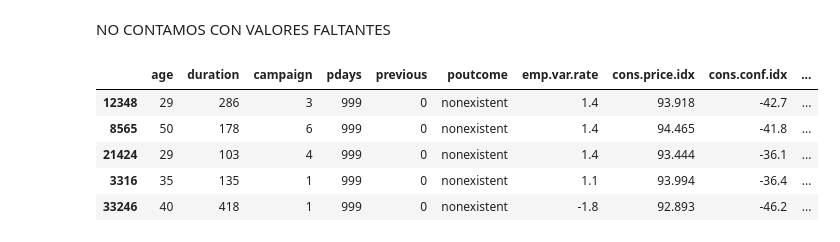
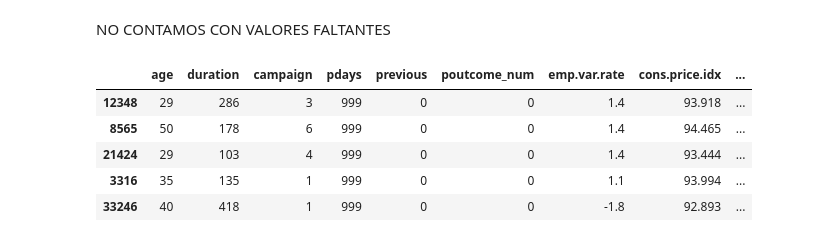
Before and after one commit to Valenfrc/machine-learning, a Jupyter notebook: src/explore.ipynb, the cells around one changed output. Cells and saved outputs as stored; diff of their text form; code cells hidden in the pictures.

```diff
--- a/src/explore.ipynb
+++ b/src/explore.ipynb
@@ -441,20 +441,20 @@ NO CONTAMOS CON VALORES FALTANTES
 # %%
 from sklearn.model_selection import train_test_split
 
-num_variables = ["age", "duration","campaign", "pdays", "previous", "poutcome",
+num_variables = ["age", "duration","campaign", "pdays", "previous", "poutcome_num",
                  "emp.var.rate", "cons.price.idx", "cons.conf.idx","euribor3m", "nr.employed"]
 
 # Dividimos el conjunto de datos en muestras de train y test
-X = df.drop("y", axis = 1)[num_variables]
-y = df["y"]
+X = df.drop("y_num", axis = 1)[num_variables]
+y = df["y_num"]
 
 X_train, X_test, y_train, y_test = train_test_split(X, y, test_size = 0.2, random_state = 42)
 
 X_train.head()
 # %% [output]
-|  | age | duration | campaign | pdays | previous | poutcome | emp.var.rate | cons.price.idx | cons.conf.idx | ... |
-| 12348 | 29 | 286 | 3 | 999 | 0 | nonexistent | 1.4 | 93.918 | -42.7 | ... |
-| 8565 | 50 | 178 | 6 | 999 | 0 | nonexistent | 1.4 | 94.465 | -41.8 | ... |
-| 21424 | 29 | 103 | 4 | 999 | 0 | nonexistent | 1.4 | 93.444 | -36.1 | ... |
-| 3316 | 35 | 135 | 1 | 999 | 0 | nonexistent | 1.1 | 93.994 | -36.4 | ... |
-| 33246 | 40 | 418 | 1 | 999 | 0 | nonexistent | -1.8 | 92.893 | -46.2 | ... |
+|  | age | duration | campaign | pdays | previous | poutcome_num | emp.var.rate | cons.price.idx | ... |
+| 12348 | 29 | 286 | 3 | 999 | 0 | 0 | 1.4 | 93.918 | ... |
+| 8565 | 50 | 178 | 6 | 999 | 0 | 0 | 1.4 | 94.465 | ... |
+| 21424 | 29 | 103 | 4 | 999 | 0 | 0 | 1.4 | 93.444 | ... |
+| 3316 | 35 | 135 | 1 | 999 | 0 | 0 | 1.1 | 93.994 | ... |
+| 33246 | 40 | 418 | 1 | 999 | 0 | 0 | -1.8 | 92.893 | ... |
```
Also changed, not shown: parts of 2 cells of this notebook.
